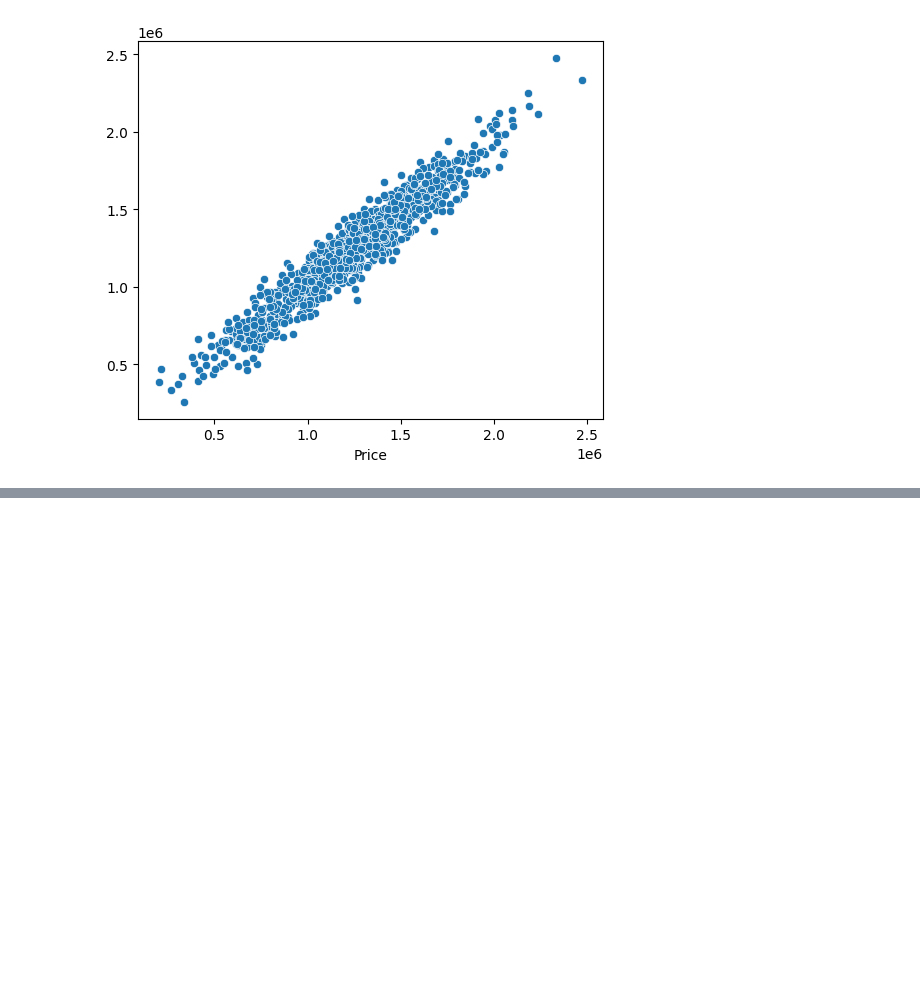
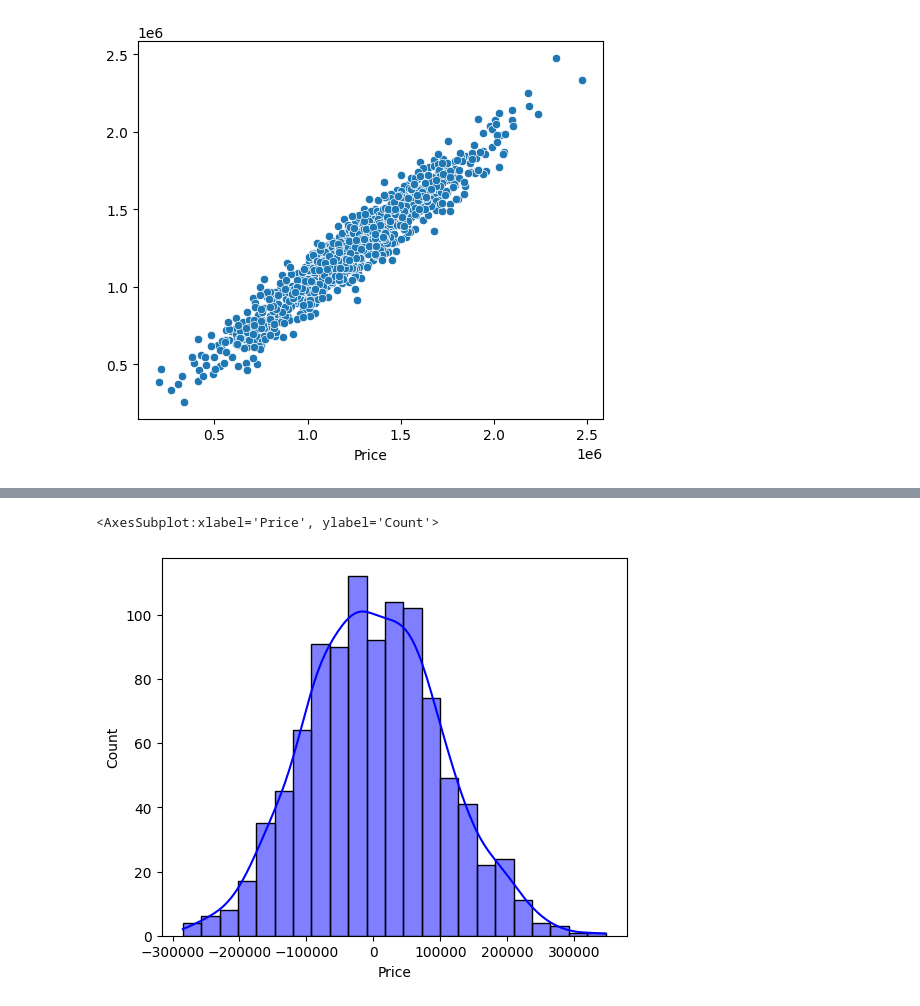
Before and after one commit to VishalxRana/Boston-House-Prediction, a Jupyter notebook: USA Housing/housing.ipynb, the cells around one changed output, grey strips where cells are left out. Cells and saved outputs as stored; diff of their text form; code cells hidden in the pictures; blank space fills up the shorter version.

```diff
--- a/USA Housing/housing.ipynb
+++ b/USA Housing/housing.ipynb
@@ -147,0 +157,8 @@ plt.ylabel = 'Predictions'
+# %%
+# As the residuals is distributed towards 0 the model is best fit.
+
+plt.figure(figsize=(6, 5), dpi=100)
+sns.histplot(test_residuals, kde=True, color='blue')
+# %% [output]
+<AxesSubplot:xlabel='Price', ylabel='Count'>
+[figure, added]
```
Also changed, not shown: parts of 1 cell of this notebook.
